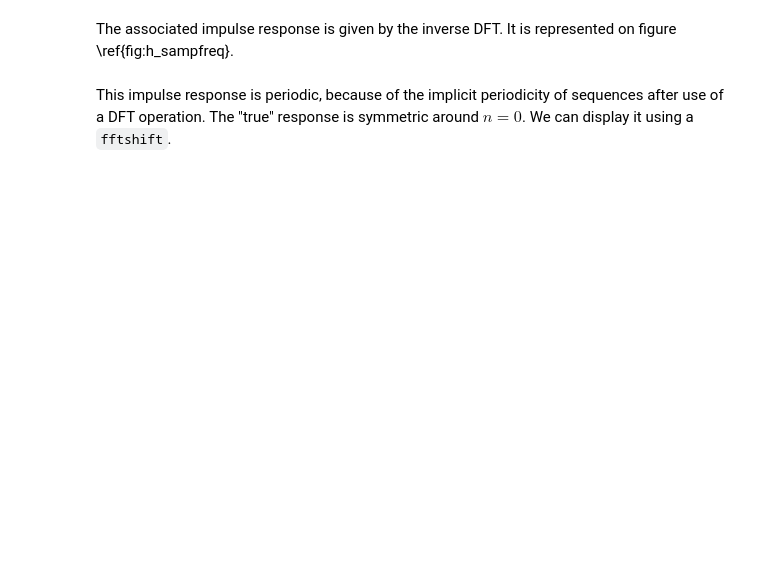
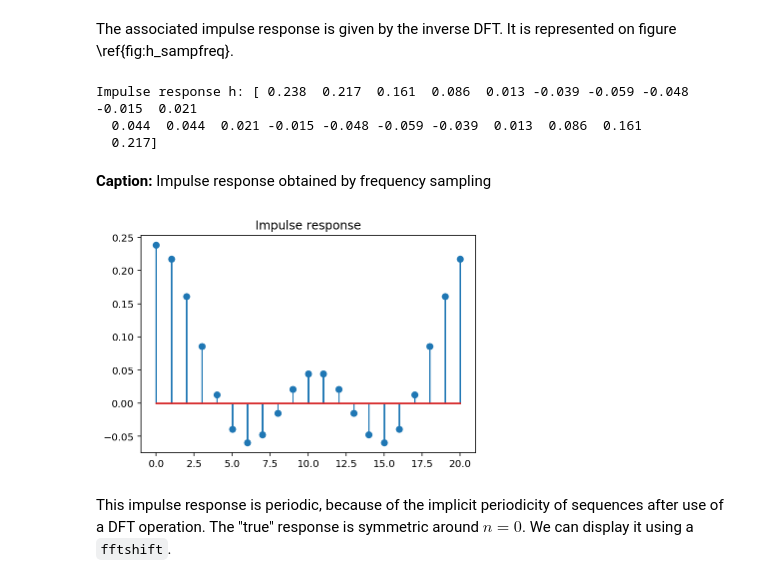
Before and after one commit to jfbercher/LecturesSignalProcessing, a Jupyter notebook: src/FIR_synthesis.ipynb, the cells around one changed output. Saved outputs shown, nothing was run; the diff lists cells and outputs as text; code cells hidden in the pictures; blank space fills up the shorter version.

```diff
--- a/src/FIR_synthesis.ipynb
+++ b/src/FIR_synthesis.ipynb
@@ -50,11 +56,17 @@ The associated impulse response is given by the inverse DFT. It is represented o
 # %%
 %precision 3
 # The impulse response:
 h=real(ifft(rs))
 print("Impulse response h:",h)
-plt.plot(h)
+plt.stem(h)
 plt.title("Impulse response")
 figcaption("Impulse response obtained by frequency sampling",label="fig:h_sampfreq")
+# %% [output]
+Impulse response h: [ 0.238  0.217  0.161  0.086  0.013 -0.039 -0.059 -0.048 -0.015  0.021
+  0.044  0.044  0.021 -0.015 -0.048 -0.059 -0.039  0.013  0.086  0.161
+  0.217]
+Caption: Impulse response obtained by frequency sampling
+[figure, added]
 # %% [markdown]
 This impulse response is periodic, because of the implicit periodicity of sequences after use of a DFT operation. The "true" response is symmetric around $n=0$. We can display it using a `fftshift`.
 # %%
```
Also changed, not shown: parts of 14 cells of this notebook, 30 other files.
